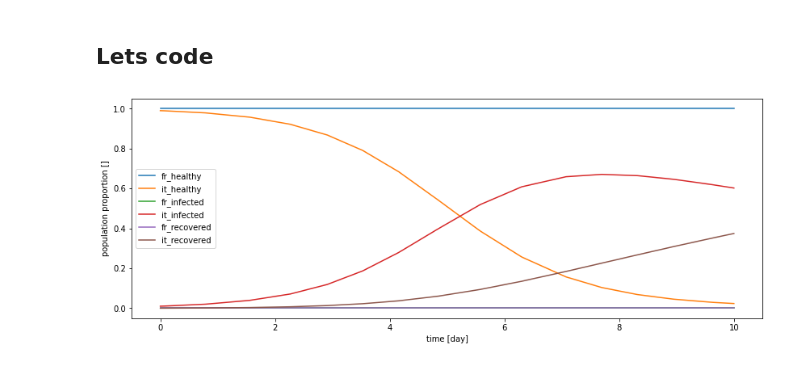
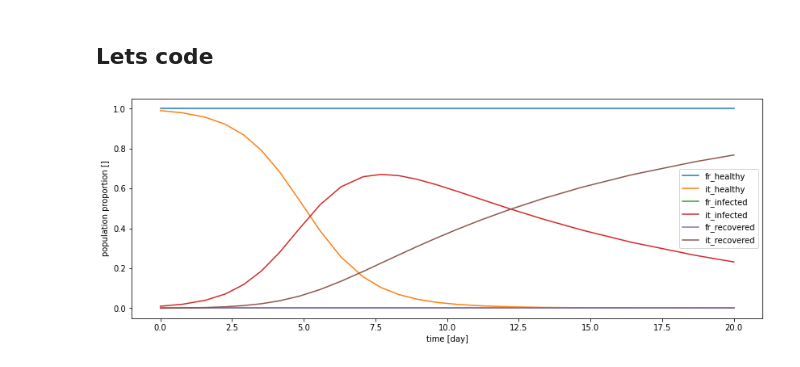
Before and after one commit to samsja/corona_simu_and_vizu, a Jupyter notebook: notebook/SIR_cross_N_city_or_country_class.ipynb, the cells around one changed output. Cells and saved outputs as stored; diff of their text form; code cells hidden in the pictures.

```diff
--- a/notebook/SIR_cross_N_city_or_country_class.ipynb
+++ b/notebook/SIR_cross_N_city_or_country_class.ipynb
@@ -97,32 +97,33 @@ class cross_SIR(base_sri_model):
 
         self.y0 = np.repeat(1,len(self.true_labels))
 
         self.y0 = np.array([])
         for x in self.y0_not_infected:
             class_x = np.repeat(x,len(self.countries))
             self.y0 = np.append(self.y0,class_x)
 
         for k,x in enumerate(self.y0_infected):
             for i in self.index_countries_infected:
                 self.y0[k*len(self.countries)+i] = x
 
 
 
     def edp_model(self,t,y):
         S = np.array(y[0:len(self.countries)], copy=False)
         I = np.array(y[len(self.countries):2*len(self.countries)], copy=False)
         R = np.array(y[2*len(self.countries):3*len(self.countries)], copy=False)
 
         S = -S*(self.U@I)
         R = I/self.a
         I = -S - R
 
         dydt = np.append(S,I)
         dydt = np.append(dydt,R)
         return dydt
 
 
 e = cross_SIR()
-e._compute()
+e._compute_simu(t_max=20)
+e._show_simu_results()
 # %% [output]
-[figure, old version]
+[figure, new version]
```
